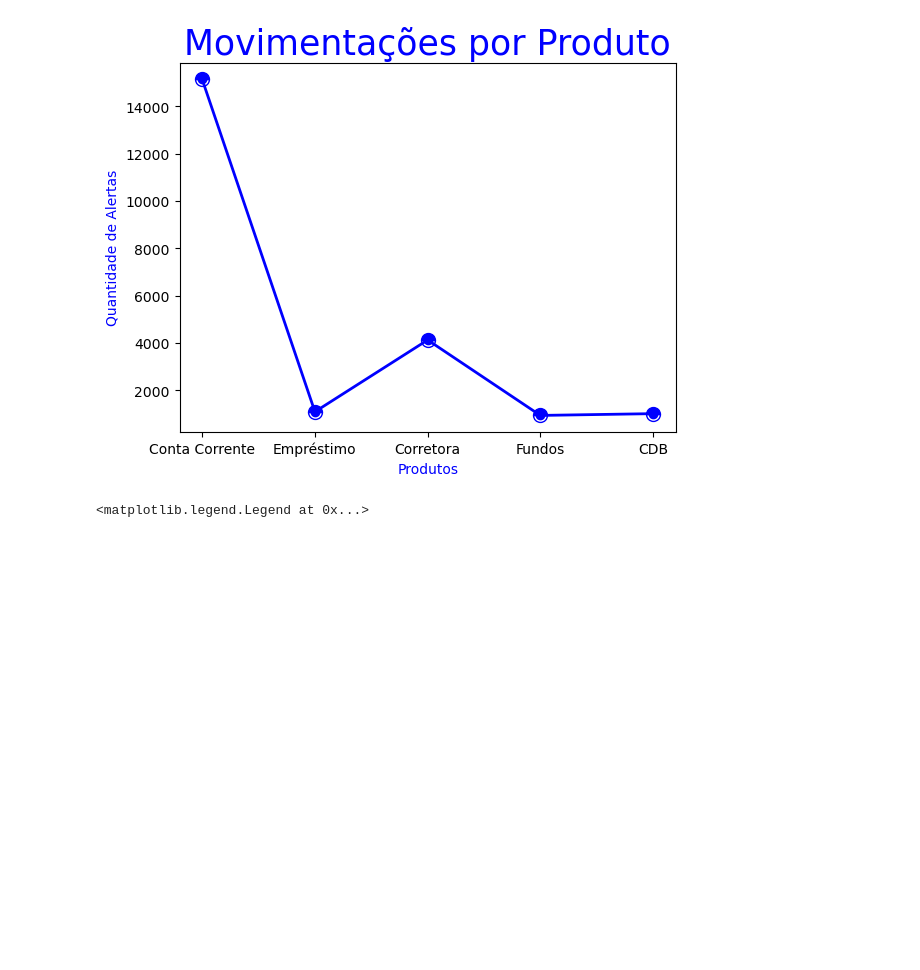
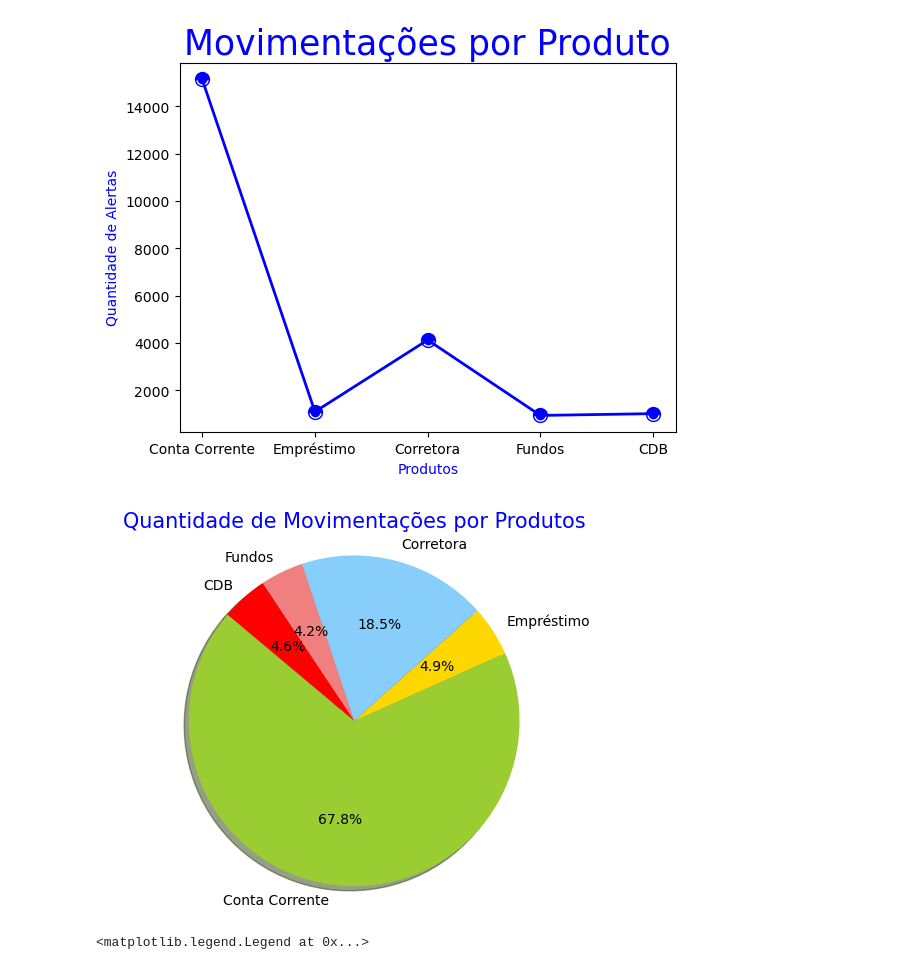
Before and after one commit to JosiTubaroski/Analise_de_Dados, a Jupyter notebook: Prevencao_Lavagem_Dinheiro/Rastreamento_prevencao_Lavagem_Dinheiro.ipynb, the cells around one changed output. Drawn from its saved outputs; the diff is of its cells as text; code cells hidden in the pictures; blank space fills up the shorter version.

```diff
--- a/Prevencao_Lavagem_Dinheiro/Rastreamento_prevencao_Lavagem_Dinheiro.ipynb
+++ b/Prevencao_Lavagem_Dinheiro/Rastreamento_prevencao_Lavagem_Dinheiro.ipynb
@@ -215,6 +215,32 @@ plt.scatter(x, y, c="blue", ls = "-", lw = 1, marker = "o")
 # %% [output]
 <matplotlib.collections.PathCollection at 0x...>
 [figure]
+# %%
+# Extrair as colunas relevantes do conjunto de dados
+categorias = mov['nm_produto']
+valores = mov['qtd_movimentacoes']
+
+# definições
+colors = ['yellowgreen', 'gold', 'lightskyblue', 'lightcoral', 'red']
+
+# explodir 1ª fatia
+explode = (0.1, 0, 0, 0)
+
+# Plot
+plt.pie(valores, labels=categorias, colors=colors, autopct='%1.1f%%', shadow=True, startangle=140)
+
+
+# Criar o gráfico de pizza
+# plt.pie(valores, labels=categorias)
+
+# Adicionar título ao gráfico
+plt.title('Quantidade de Movimentações por Produtos', color = "blue", fontsize = 15)
+
+# Exibir o gráfico
+plt.axis('equal')
+plt.show()
+# %% [output]
+[figure, added]
 # %%
 #Correlação entre movimentações X quantidade de alertas
 
```
